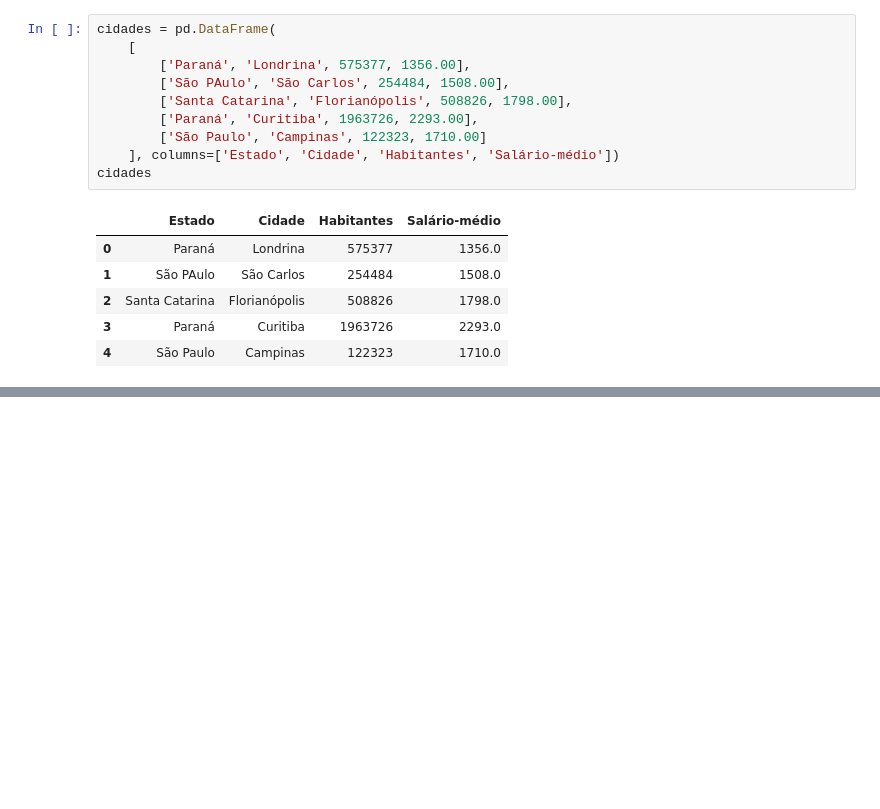
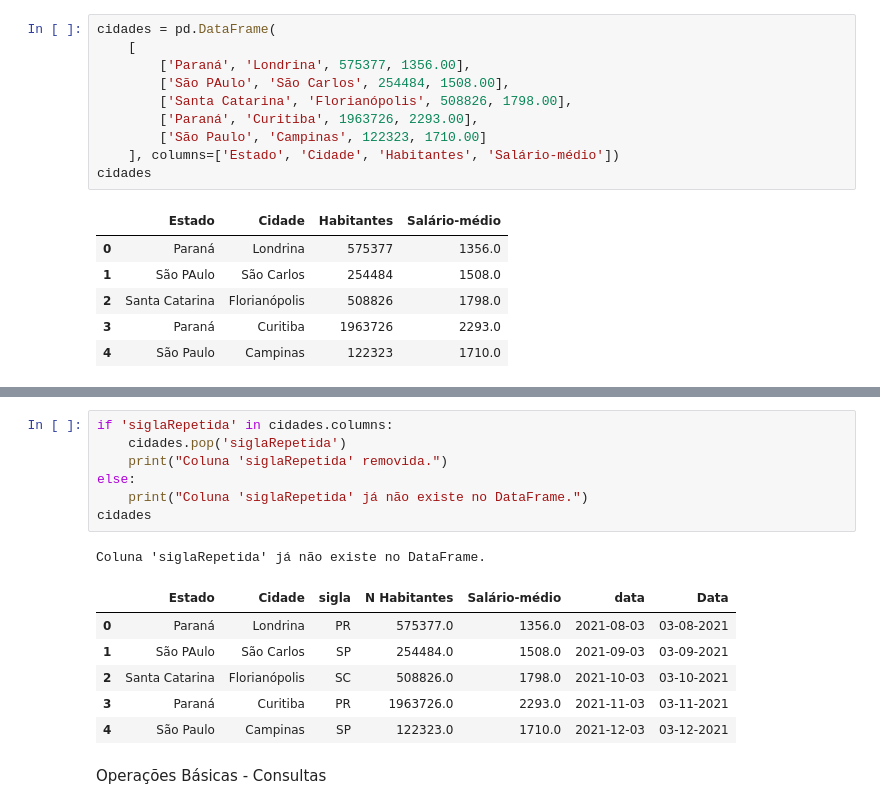
Before and after one commit to Jkkcesar/BIG-DATA---2267216-Ci-ncia-de-Dados-e-Aprendizagem-de-M-quina---167CddApMTerN1, a Jupyter notebook: Capitulo2_Python.ipynb, the cells around one changed output, grey strips where cells are left out. Saved outputs shown, nothing was run; the diff lists cells and outputs as text; blank space fills up the shorter version.

```diff
--- a/Capitulo2_Python.ipynb
+++ b/Capitulo2_Python.ipynb
@@ -49,0 +234,17 @@ cidades
+# %%
+if 'siglaRepetida' in cidades.columns:
+    cidades.pop('siglaRepetida')
+    print("Coluna 'siglaRepetida' removida.")
+else:
+    print("Coluna 'siglaRepetida' já não existe no DataFrame.")
+cidades
+# %% [output]
+Coluna 'siglaRepetida' já não existe no DataFrame.
+|  | Estado | Cidade | sigla | N Habitantes | Salário-médio | data | Data |
+| 0 | Paraná | Londrina | PR | 575377.0 | 1356.0 | 2021-08-03 | 03-08-2021 |
+| 1 | São PAulo | São Carlos | SP | 254484.0 | 1508.0 | 2021-09-03 | 03-09-2021 |
+| 2 | Santa Catarina | Florianópolis | SC | 508826.0 | 1798.0 | 2021-10-03 | 03-10-2021 |
+| 3 | Paraná | Curitiba | PR | 1963726.0 | 2293.0 | 2021-11-03 | 03-11-2021 |
+| 4 | São Paulo | Campinas | SP | 122323.0 | 1710.0 | 2021-12-03 | 03-12-2021 |
+# %% [markdown]
+Operações Básicas - Consultas
```
Also changed, not shown: parts of 37 cells of this notebook.
